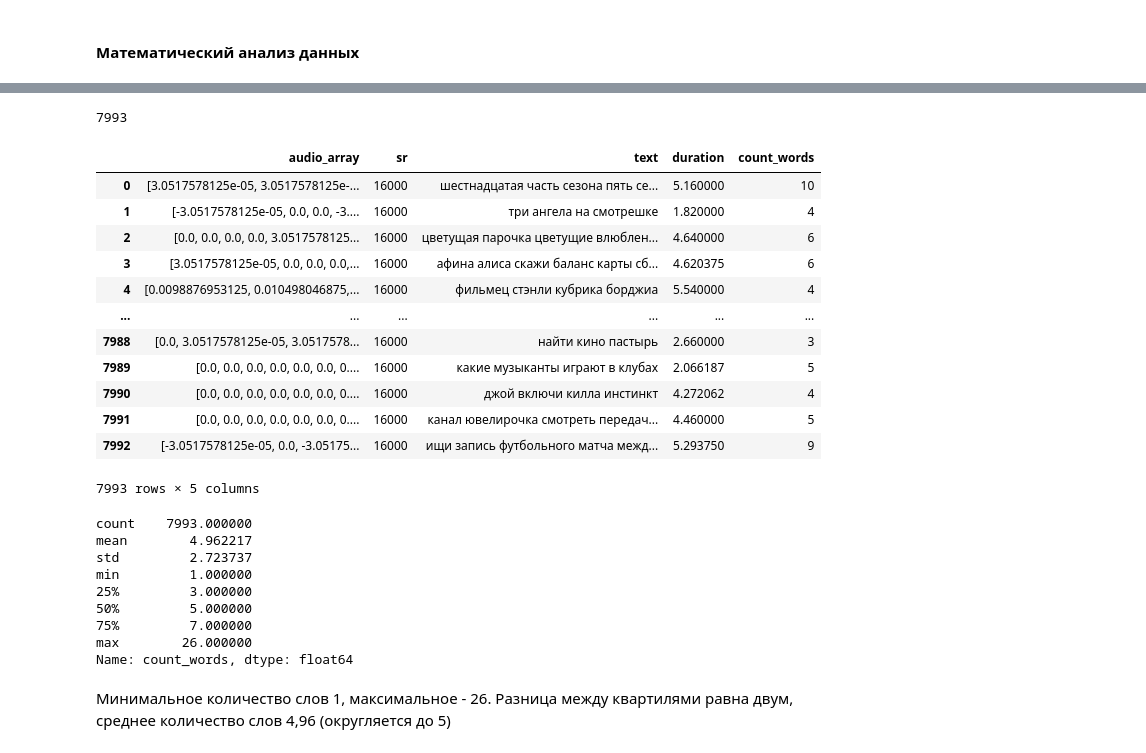
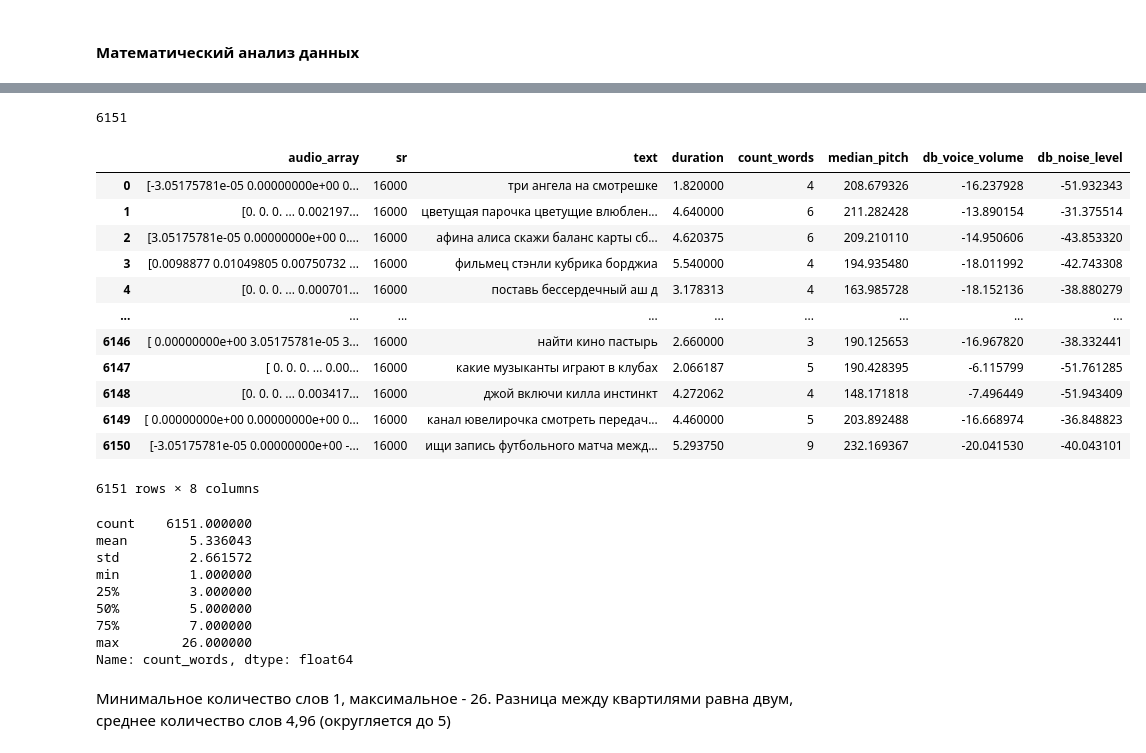
Before and after one commit to sollltit/tts1, a Jupyter notebook: Module_A/Module_A.ipynb, the cells around one changed output, grey strips where cells are left out. Saved outputs shown, nothing was run; the diff lists cells and outputs as text; code cells hidden in the pictures.

```diff
--- a/Module_A/Module_A.ipynb
+++ b/Module_A/Module_A.ipynb
@@ -508,0 +702,7 @@ Name: duration, dtype: float64
+# %%
+noise_values = []
+# %%
+%%time
+for i in range(len(df_sb)):
+    print(i)
+    noise_values.append(get_sf(df_sb['audio_array'].iloc[i]))
@@ -509,2 +853,4 @@ Name: duration, dtype: float64
 # %% [markdown]
 #### Математический анализ данных
+# %%
+df_mad = pd.read_csv('df_sb3.csv', sep = '|')
@@ -511,8 +866,8 @@ Name: duration, dtype: float64
 # %%
 all_word_list = [] # список для подсчёта количества слов в тексте
 # %%
-for i in range(len(df_sb)):
-    txt = df_sb['text'].iloc[i]
+for i in range(len(df_mad)):
+    txt = df_mad['text'].iloc[i]
     count = 0
     for word in txt.split():
         count += 1
@@ -520,30 +875,30 @@ for i in range(len(df_sb)):
 
 print(len(all_word_list))
 # %% [output]
-7993
+6151
 # %%
-df_sb['count_words'] = all_word_list
-df_sb
+df_mad['count_words'] = all_word_list
+df_mad
 # %% [output]
-|  | audio_array | sr | text | duration | count_words |
-| 0 | [3.0517578125e-05, 3.0517578125e-... | 16000 | шестнадцатая часть сезона пять се... | 5.160000 | 10 |
-| 1 | [-3.0517578125e-05, 0.0, 0.0, -3.... | 16000 | три ангела на смотрешке | 1.820000 | 4 |
-| 2 | [0.0, 0.0, 0.0, 0.0, 3.0517578125... | 16000 | цветущая парочка цветущие влюблен... | 4.640000 | 6 |
-| 3 | [3.0517578125e-05, 0.0, 0.0, 0.0,... | 16000 | афина алиса скажи баланс карты сб... | 4.620375 | 6 |
-| 4 | [0.0098876953125, 0.010498046875,... | 16000 | фильмец стэнли кубрика борджиа | 5.540000 | 4 |
-| ... | ... | ... | ... | ... | ... |
-| 7988 | [0.0, 3.0517578125e-05, 3.0517578... | 16000 | найти кино пастырь | 2.660000 | 3 |
-| 7989 | [0.0, 0.0, 0.0, 0.0, 0.0, 0.0, 0.... | 16000 | какие музыканты играют в клубах | 2.066187 | 5 |
-| 7990 | [0.0, 0.0, 0.0, 0.0, 0.0, 0.0, 0.... | 16000 | джой включи килла инстинкт | 4.272062 | 4 |
-| 7991 | [0.0, 0.0, 0.0, 0.0, 0.0, 0.0, 0.... | 16000 | канал ювелирочка смотреть передач... | 4.460000 | 5 |
-| 7992 | [-3.0517578125e-05, 0.0, -3.05175... | 16000 | ищи запись футбольного матча межд... | 5.293750 | 9 |
+|  | audio_array | sr | text | duration | count_words | median_pitch | db_voice_volume | db_noise_level |
+| 0 | [-3.05175781e-05 0.00000000e+00 0... | 16000 | три ангела на смотрешке | 1.820000 | 4 | 208.679326 | -16.237928 | -51.932343 |
+| 1 | [0. 0. 0. ... 0.002197... | 16000 | цветущая парочка цветущие влюблен... | 4.640000 | 6 | 211.282428 | -13.890154 | -31.375514 |
+| 2 | [3.05175781e-05 0.00000000e+00 0.... | 16000 | афина алиса скажи баланс карты сб... | 4.620375 | 6 | 209.210110 | -14.950606 | -43.853320 |
+| 3 | [0.0098877 0.01049805 0.00750732 ... | 16000 | фильмец стэнли кубрика борджиа | 5.540000 | 4 | 194.935480 | -18.011992 | -42.743308 |
+| 4 | [0. 0. 0. ... 0.000701... | 16000 | поставь бессердечный аш д | 3.178313 | 4 | 163.985728 | -18.152136 | -38.880279 |
+| ... | ... | ... | ... | ... | ... | ... | ... | ... |
+| 6146 | [ 0.00000000e+00 3.05175781e-05 3... | 16000 | найти кино пастырь | 2.660000 | 3 | 190.125653 | -16.967820 | -38.332441 |
+| 6147 | [ 0. 0. 0. ... 0.00... | 16000 | какие музыканты играют в клубах | 2.066187 | 5 | 190.428395 | -6.115799 | -51.761285 |
+| 6148 | [0. 0. 0. ... 0.003417... | 16000 | джой включи килла инстинкт | 4.272062 | 4 | 148.171818 | -7.496449 | -51.943409 |
+| 6149 | [ 0.00000000e+00 0.00000000e+00 0... | 16000 | канал ювелирочка смотреть передач... | 4.460000 | 5 | 203.892488 | -16.668974 | -36.848823 |
+| 6150 | [-3.05175781e-05 0.00000000e+00 -... | 16000 | ищи запись футбольного матча межд... | 5.293750 | 9 | 232.169367 | -20.041530 | -40.043101 |
-7993 rows × 5 columns
+6151 rows × 8 columns
 # %%
-df_sb['count_words'].describe()
+df_mad['count_words'].describe()
 # %% [output]
-count    7993.000000
-mean        4.962217
-std         2.723737
+count    6151.000000
+mean        5.336043
+std         2.661572
 min         1.000000
 25%         3.000000
 50%         5.000000
```
Also changed, not shown: parts of 53 cells of this notebook, 3 other files.
